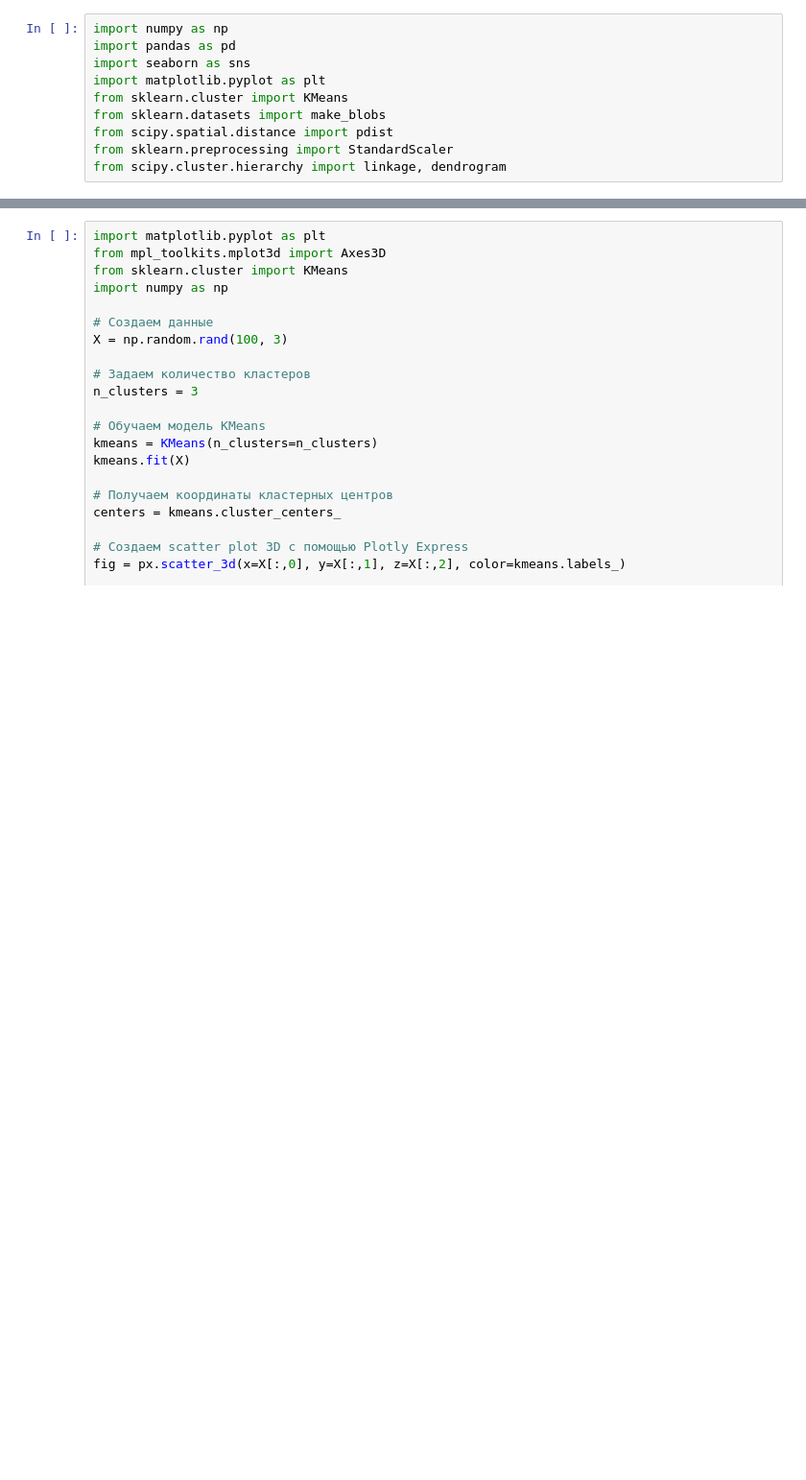
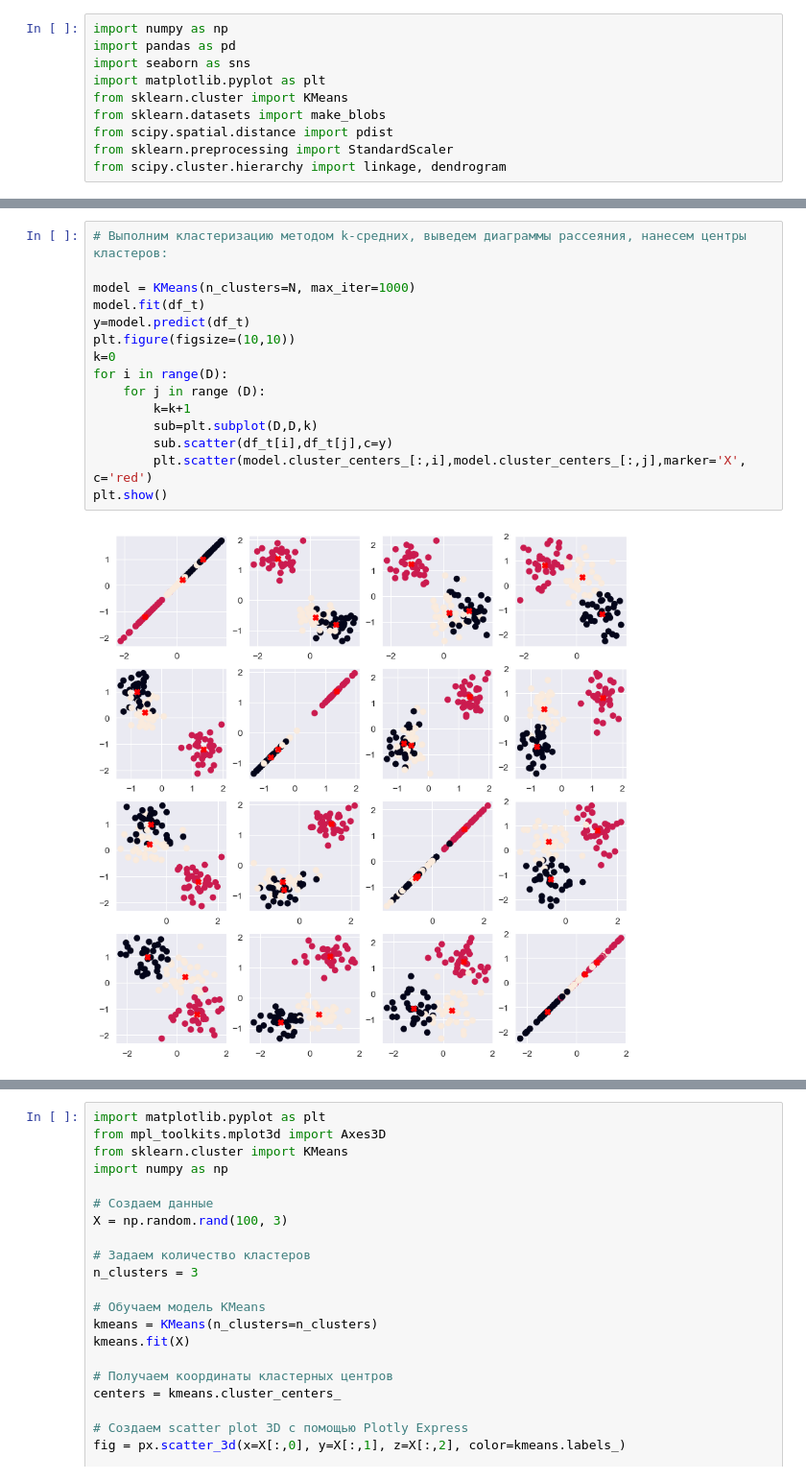
Before and after one commit to malinatrash/Data-Analytics, a Jupyter notebook: lab3/task.ipynb, the cells around one changed output, grey strips where cells are left out. Shown at 96% size. Cells and saved outputs as stored; diff of their text form; blank space fills up the shorter version.

```diff
--- a/lab3/task.ipynb
+++ b/lab3/task.ipynb
@@ -50,0 +75,17 @@ plt.scatter(X[:,0], X[:,1], c=y)
+# %%
+# Выполним кластеризацию методом k-средних, выведем диаграммы рассеяния, нанесем центры кластеров:
+
+model = KMeans(n_clusters=N, max_iter=1000)
+model.fit(df_t)
+y=model.predict(df_t)
+plt.figure(figsize=(10,10))
+k=0
+for i in range(D):
+    for j in range (D):
+        k=k+1
+        sub=plt.subplot(D,D,k)
+        sub.scatter(df_t[i],df_t[j],c=y)
+        plt.scatter(model.cluster_centers_[:,i],model.cluster_centers_[:,j],marker='X', c='red')
+plt.show()
+# %% [output]
+[figure, added]
```
Also changed, not shown: parts of 18 cells of this notebook.
